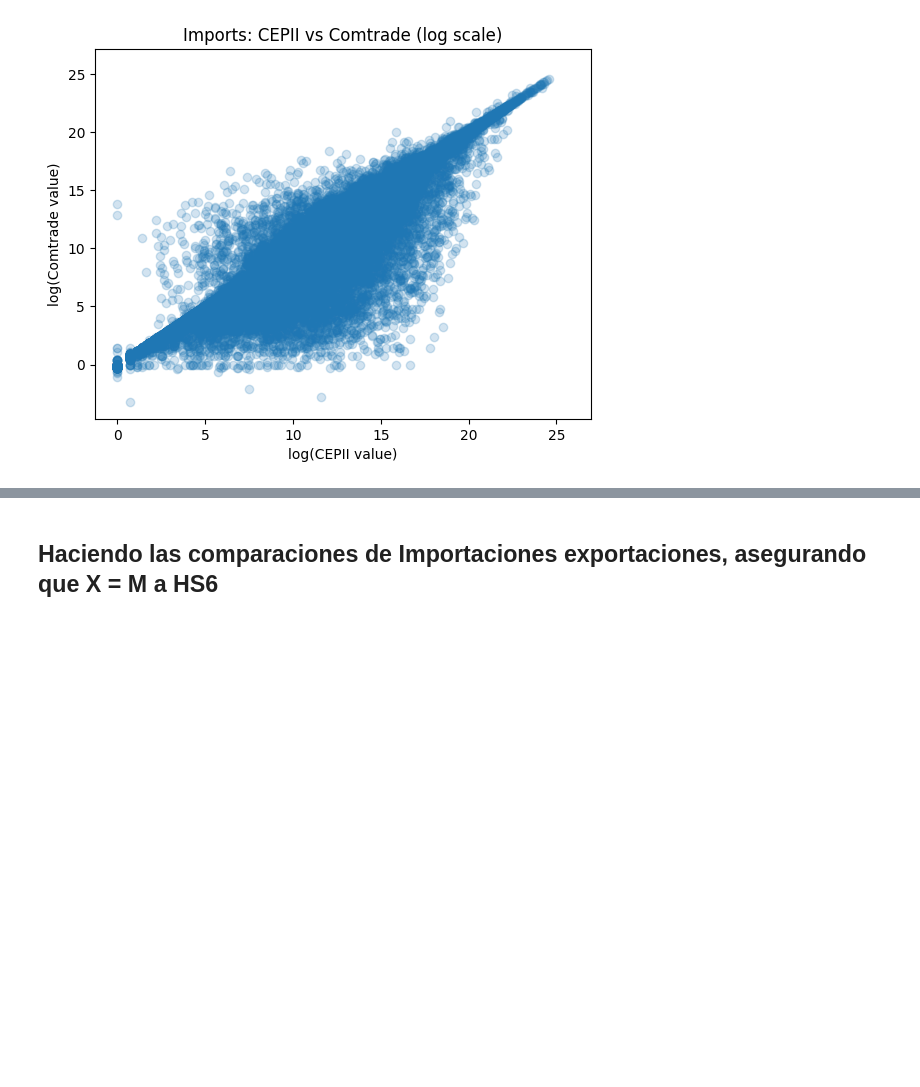
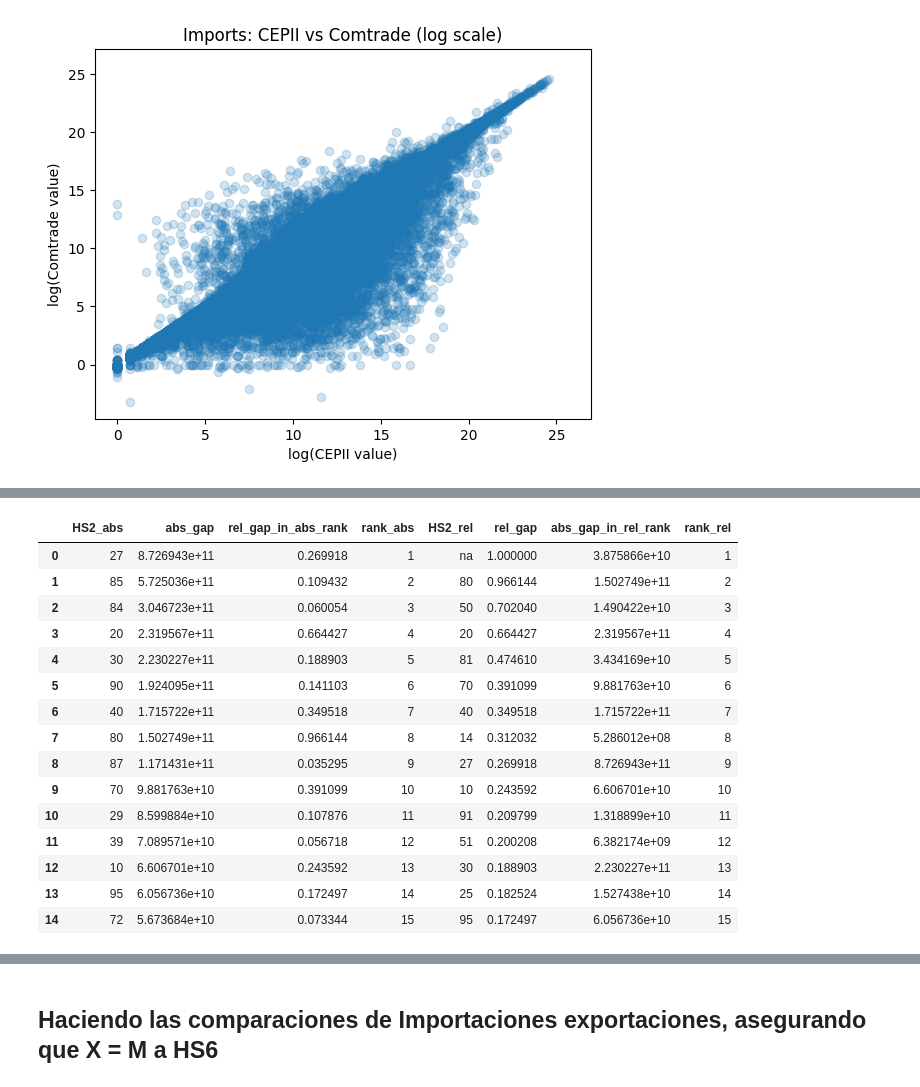
Before and after one commit to DavidAFG/Trade_Bid, a Jupyter notebook: two_digit_comp.ipynb, the cells around one changed output, grey strips where cells are left out. Cells and saved outputs as stored; diff of their text form; code cells hidden in the pictures; blank space fills up the shorter version.

```diff
--- a/two_digit_comp.ipynb
+++ b/two_digit_comp.ipynb
@@ -613,0 +760,57 @@ plot_log_scatter(df_M_cmp, "Imports: CEPII vs Comtrade (log scale)")
+# %%
+# Top 20 by absolute gap (with rank)
+top_abs = (
+    sector_cmp
+    .sort_values("abs_gap", ascending=False)
+    .head(15)
+    .loc[:, ["item2", "abs_gap", "rel_gap"]]
+    .reset_index(drop=True)
+)
+top_abs["rank_abs"] = top_abs.index + 1
+
+# Top 20 by relative gap (with rank)
+top_rel = (
+    sector_cmp
+    .sort_values("rel_gap", ascending=False)
+    .head(15)
+    .loc[:, ["item2", "rel_gap", "abs_gap"]]
+    .reset_index(drop=True)
+)
+top_rel["rank_rel"] = top_rel.index + 1
+
+# Rename columns so the combined table is readable
+top_abs_ = top_abs.rename(columns={
+    "item2": "HS2_abs",
+    "abs_gap": "abs_gap",
+    "rel_gap": "rel_gap_in_abs_rank"
+})
+
+top_rel_ = top_rel.rename(columns={
+    "item2": "HS2_rel",
+    "rel_gap": "rel_gap",
+    "abs_gap": "abs_gap_in_rel_rank"
+})
+
+
+# Side-by-side table
+side_by_side = pd.concat([top_abs_, top_rel_], axis=1)
+
+# Display / print
+side_by_side
+# %% [output]
+|  | HS2_abs | abs_gap | rel_gap_in_abs_rank | rank_abs | HS2_rel | rel_gap | abs_gap_in_rel_rank | rank_rel |
+| 0 | 27 | 8.726943e+11 | 0.269918 | 1 | na | 1.000000 | 3.875866e+10 | 1 |
+| 1 | 85 | 5.725036e+11 | 0.109432 | 2 | 80 | 0.966144 | 1.502749e+11 | 2 |
+| 2 | 84 | 3.046723e+11 | 0.060054 | 3 | 50 | 0.702040 | 1.490422e+10 | 3 |
+| 3 | 20 | 2.319567e+11 | 0.664427 | 4 | 20 | 0.664427 | 2.319567e+11 | 4 |
+| 4 | 30 | 2.230227e+11 | 0.188903 | 5 | 81 | 0.474610 | 3.434169e+10 | 5 |
+| 5 | 90 | 1.924095e+11 | 0.141103 | 6 | 70 | 0.391099 | 9.881763e+10 | 6 |
+| 6 | 40 | 1.715722e+11 | 0.349518 | 7 | 40 | 0.349518 | 1.715722e+11 | 7 |
+| 7 | 80 | 1.502749e+11 | 0.966144 | 8 | 14 | 0.312032 | 5.286012e+08 | 8 |
+| 8 | 87 | 1.171431e+11 | 0.035295 | 9 | 27 | 0.269918 | 8.726943e+11 | 9 |
+| 9 | 70 | 9.881763e+10 | 0.391099 | 10 | 10 | 0.243592 | 6.606701e+10 | 10 |
+| 10 | 29 | 8.599884e+10 | 0.107876 | 11 | 91 | 0.209799 | 1.318899e+10 | 11 |
+| 11 | 39 | 7.089571e+10 | 0.056718 | 12 | 51 | 0.200208 | 6.382174e+09 | 12 |
+| 12 | 10 | 6.606701e+10 | 0.243592 | 13 | 30 | 0.188903 | 2.230227e+11 | 13 |
+| 13 | 95 | 6.056736e+10 | 0.172497 | 14 | 25 | 0.182524 | 1.527438e+10 | 14 |
+| 14 | 72 | 5.673684e+10 | 0.073344 | 15 | 95 | 0.172497 | 6.056736e+10 | 15 |
```
Also changed, not shown: parts of 15 cells of this notebook, 4 other files.
